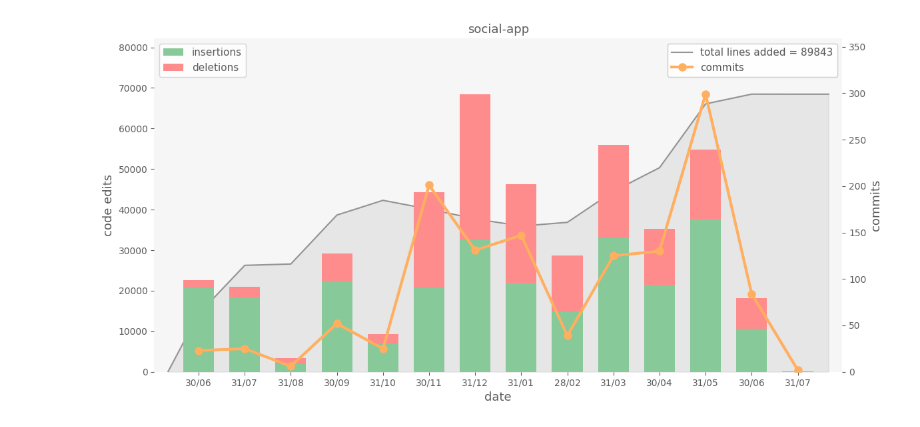
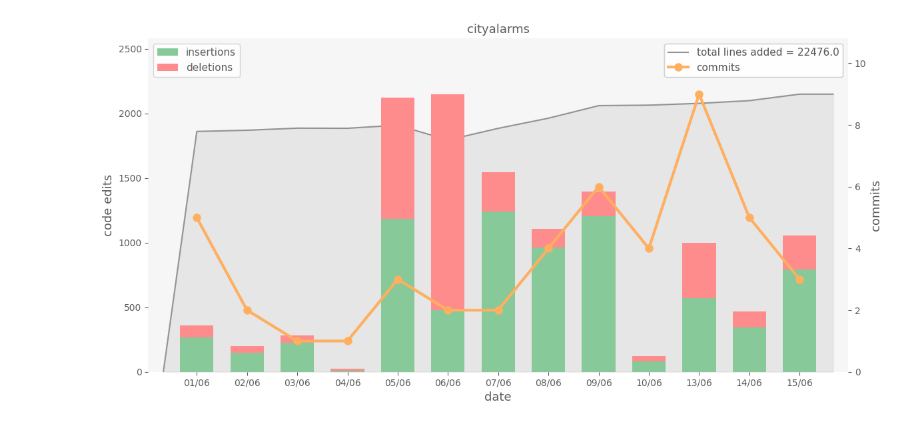
Before and after one commit to tommcdee/gitplots, a Jupyter notebook: gitplots.ipynb, the cells around one changed output. Drawn from its saved outputs; the diff is of its cells as text; code cells hidden in the pictures.

Commit message:
Can now specify start and end dates

```diff
--- a/gitplots.ipynb
+++ b/gitplots.ipynb
@@ -17,5 +17,5 @@ react = "https://github.com/facebook/react.git"
 bluesky = "https://github.com/bluesky-social/social-app"
 # %%
 penalties = ("new typescript", 0.5)
-df = get_repo(path, penalties=penalties, start=1, end=-1)
+df, df_full = get_repo(path, penalties=penalties, start="31st May 2023", end=-30, full_info=True)
 # %%
@@ -23,12 +23,6 @@ df2 = get_repo(path2)
 # %%
 df3 = get_repo(bluesky, group="month")
-# %%
-# Reload user defined functions -- because notebooks keep a cached version of functions otherwise
-importlib.reload(modules.df_functions)
-importlib.reload(modules.plot_functions)
-get_repo = modules.df_functions.get_repo
-get_repo_from_source = modules.df_functions.get_repo_from_source
-plot = modules.plot_functions.plot
-plot(df3)
-# %% [output]
-[figure, removed]
+# %%
+plot(df)
+# %% [output]
+[figure, added]
```
Also changed, not shown: parts of 1 cell of this notebook, 1 other file.
